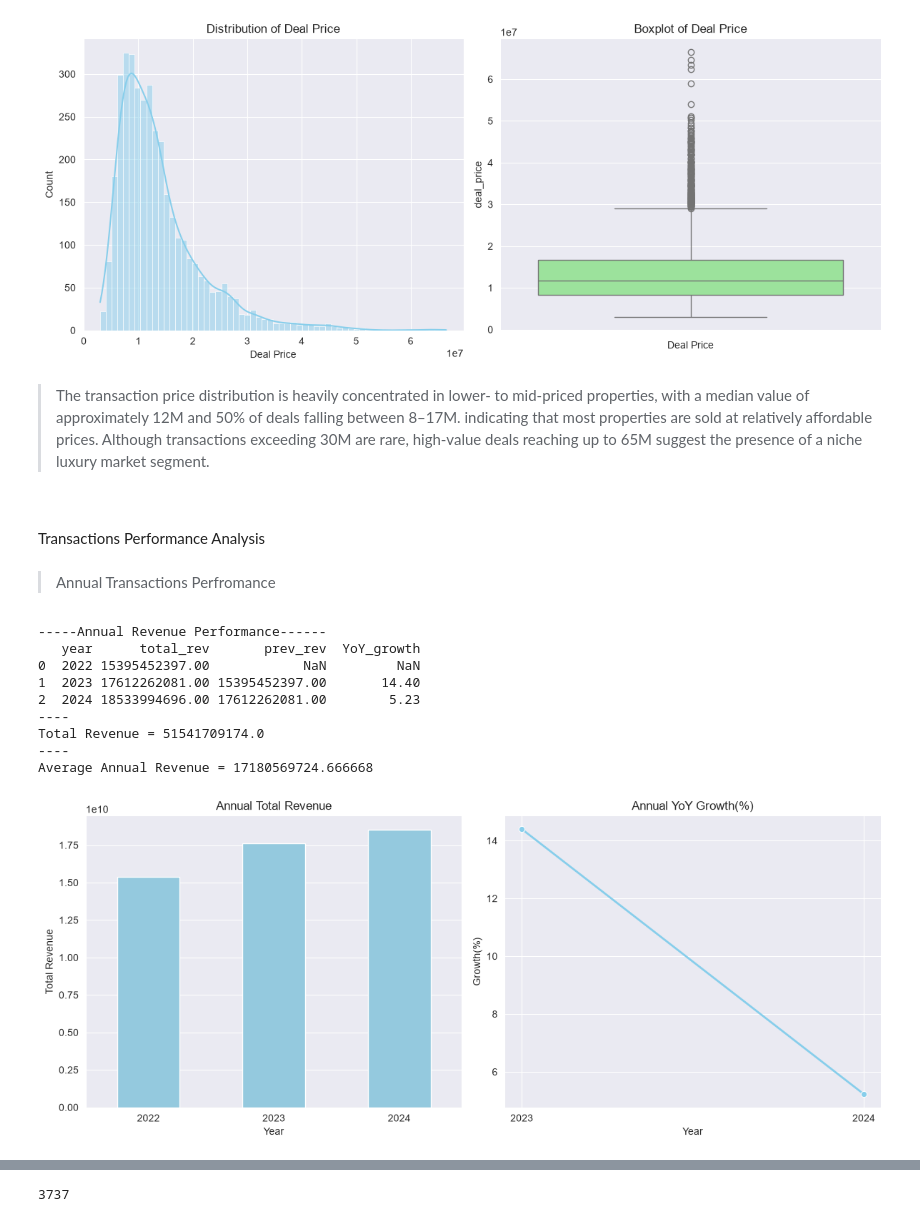
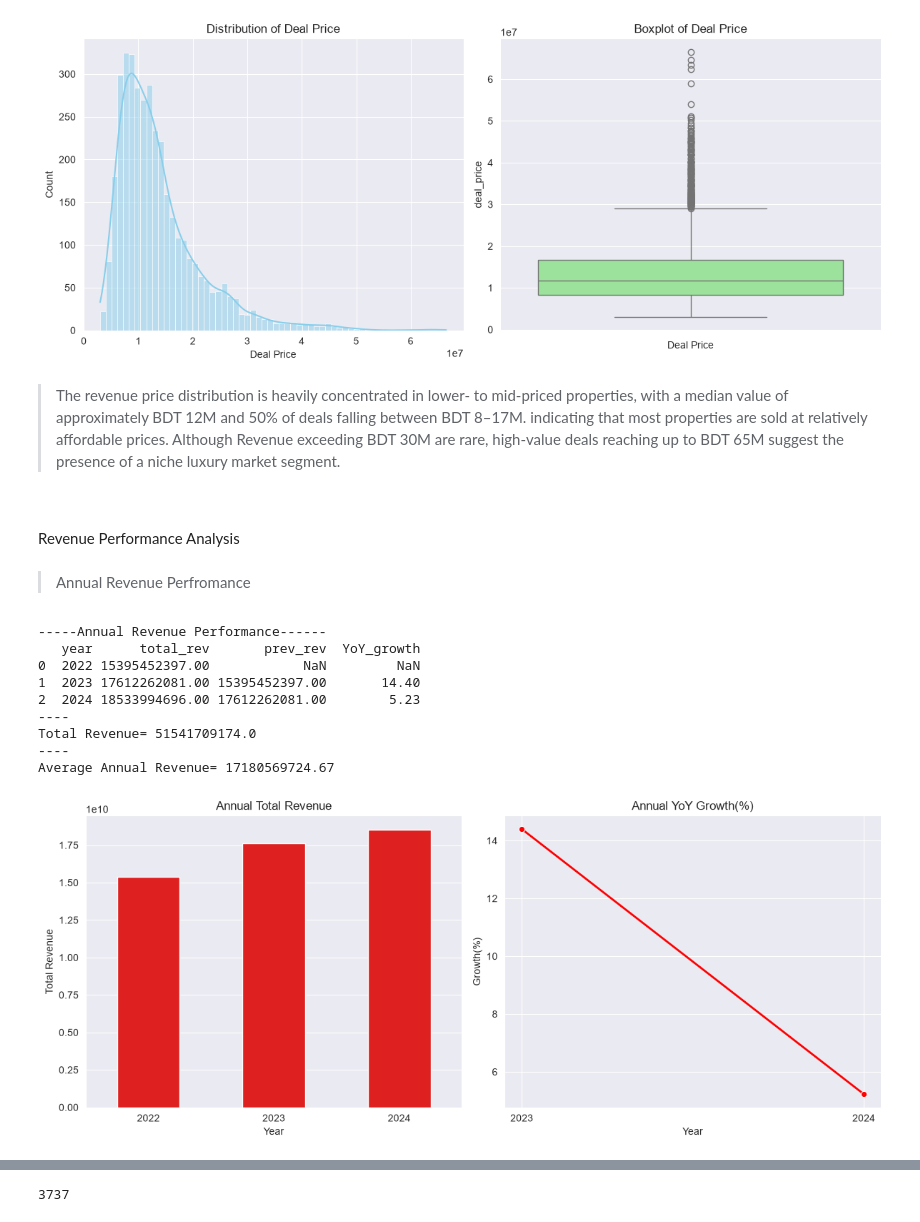
Before and after one commit to hlmtssilvia/Real_Estate_Analytics_Project, a Jupyter notebook: Notebook/Sales_Performance_Analysis.ipynb, the cells around one changed output, grey strips where cells are left out. Cells and saved outputs as stored; diff of their text form; code cells hidden in the pictures.

```diff
--- a/Notebook/Sales_Performance_Analysis.ipynb
+++ b/Notebook/Sales_Performance_Analysis.ipynb
@@ -124,75 +124,75 @@ plt.show()
 # %% [output]
 [figure]
 # %% [markdown]
->The transaction price distribution is heavily concentrated in lower- to mid-priced properties, with a median value of approximately 12M and 50% of deals falling between 8–17M. indicating that most properties are sold at relatively affordable prices. Although transactions exceeding 30M are rare, high-value deals reaching up to 65M suggest the presence of a niche luxury market segment.
+>The revenue price distribution is heavily concentrated in lower- to mid-priced properties, with a median value of approximately BDT 12M and 50% of deals falling between BDT 8–17M. indicating that most properties are sold at relatively affordable prices. Although Revenue exceeding BDT 30M are rare, high-value deals reaching up to BDT 65M suggest the presence of a niche luxury market segment.
 # %% [markdown]
 ##
-Transactions Performance Analysis
+Revenue Performance Analysis
 # %% [markdown]
->Annual Transactions Perfromance
+>Annual Revenue Perfromance
 # %%
 df_completed['year'] = df_completed['deal_date'].dt.year
 
 rev_year = (
     df_completed
     .groupby(df_completed['year'])
-    .agg(total_trans=('deal_price', 'sum'))
+    .agg(total_rev=('deal_price', 'sum'))
     .reset_index()
     .sort_values(['year'])
 )
 
-rev_year['prev_rev'] = rev_year['total_trans'].shift(1)
+rev_year['prev_rev'] = rev_year['total_rev'].shift(1)
 rev_year['YoY_growth'] = \
-        ((rev_year['total_trans']-rev_year['prev_rev'])\
+        ((rev_year['total_rev']-rev_year['prev_rev'])\
          /rev_year['prev_rev']*100).round(2)
 
-print(f'-----Annual Transactions Performance------')
+print(f'-----Annual Revenue Performance------')
 print(rev_year)
 print('----')
-print(f'Total Transactions =',rev_year['total_trans'].sum())
+print(f'Total Revenue=',rev_year['total_rev'].sum())
 print('----')
-print(f'Average Annual Transactions =', rev_year['total_rev'].mean())
+print(f'Average Annual Revenue=', rev_year['total_rev'].mean().round(2))
 
 #Creating Graphs
 fig, axes = plt.subplots(1, 2, figsize=(12, 5))
 
-#Annual Total Transactions Trend
+#Annual Total RevenueTrend
 sns.barplot(data = rev_year,
              x = 'year',
              y='total_rev',
-             color = 'skyblue',
+             color = 'red',
              width= 0.5,
              ax=axes[0]
 )
-axes[0].set_title('Annual Total Transactions')
+axes[0].set_title('Annual Total Revenue')
 axes[0].set_xlabel('Year')
-axes[0].set_ylabel('Total Transactions')
+axes[0].set_ylabel('Total Revenue')
 
-#Annual Transactions Growth
+#Annual RevenueGrowth
 sns.lineplot(data = rev_year,
              x = 'year',
              y='YoY_growth',
-             color = 'skyblue',
+             color = 'red',
              linewidth= 2,
              marker = 'o',
              ax=axes[1]
 )
 axes[1].set_title('Annual YoY Growth(%)')
 axes[1].set_xlabel('Year')
 axes[1].set_ylabel('Growth(%)')
 axes[1].set_xticks([2023,2024])
 
 plt.tight_layout()
 plt.show()
 # %% [output]
 -----Annual Revenue Performance------
    year      total_rev       prev_rev  YoY_growth
 0  2022 15395452397.00            NaN         NaN
 1  2023 17612262081.00 15395452397.00       14.40
 2  2024 18533994696.00 17612262081.00        5.23
 ----
-Total Revenue = 51541709174.0
+Total Revenue= 51541709174.0
 ----
-Average Annual Revenue = 17180569724.666668
+Average Annual Revenue= 17180569724.67
-[figure, old version]
+[figure, new version]
 # %% [markdown]
```
Also changed, not shown: parts of 34 cells of this notebook.
